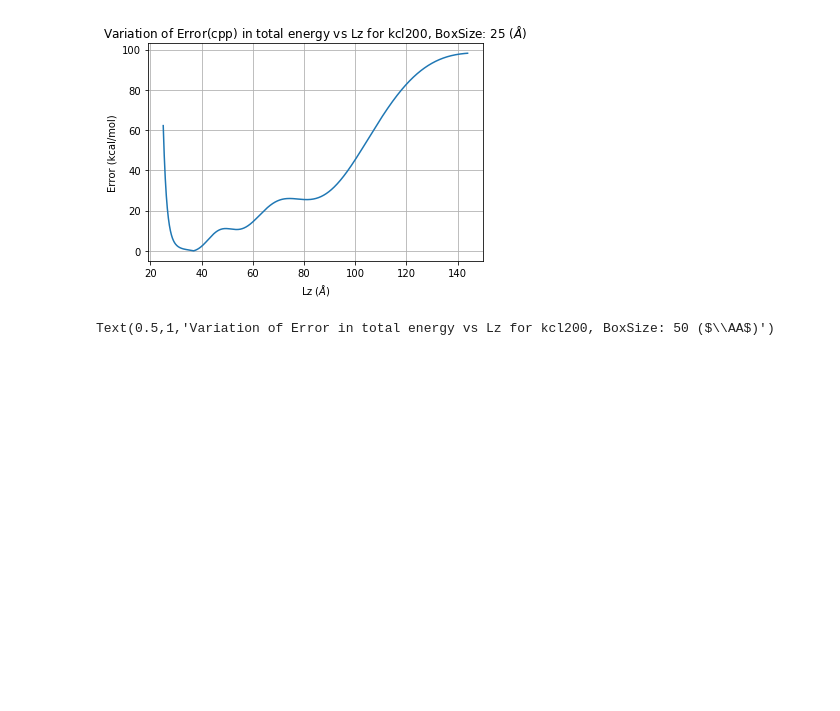
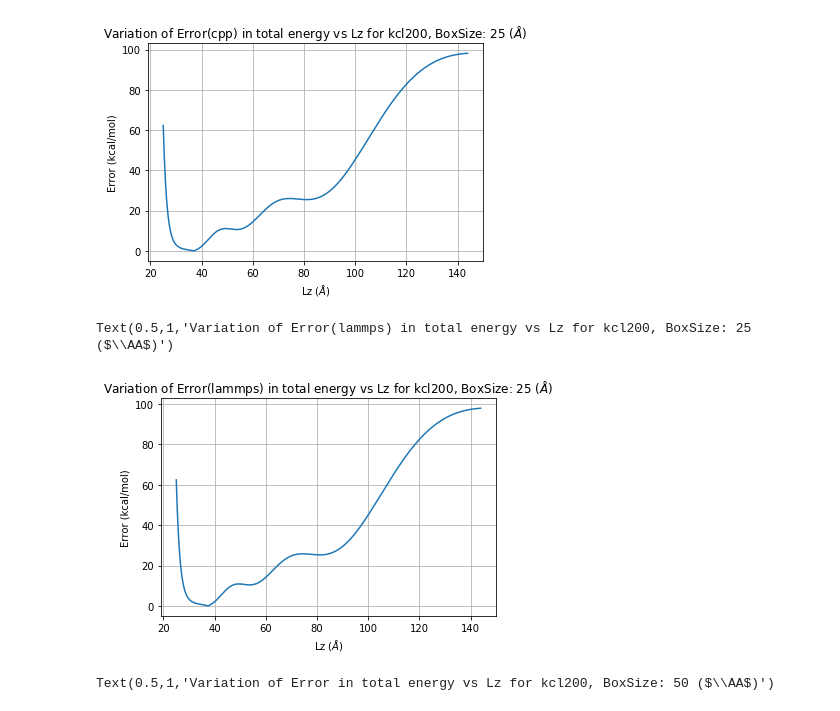
Before and after one commit to prateekkp20/3DEwald, a Jupyter notebook: run/ew3dc/script.ipynb, the cells around one changed output. Saved outputs shown, nothing was run; the diff lists cells and outputs as text; code cells hidden in the pictures; blank space fills up the shorter version.

Commit message:
lammps data

```diff
--- a/run/ew3dc/script.ipynb
+++ b/run/ew3dc/script.ipynb
@@ -27,6 +27,15 @@ plt.title("Variation of Error(cpp) in total energy vs Lz for kcl200, BoxSize: 25
 # %% [output]
 Text(0.5,1,'Variation of Error(cpp) in total energy vs Lz for kcl200, BoxSize: 25 ($\\AA$)')
 [figure]
+# %%
+plt.plot('Lz','Error(lammps)',data=newData25)
+plt.grid()
+plt.xlabel("Lz ($\AA$)")
+plt.ylabel("Error (kcal/mol)")
+plt.title("Variation of Error(lammps) in total energy vs Lz for kcl200, BoxSize: 25 ($\AA$)")
+# %% [output]
+Text(0.5,1,'Variation of Error(lammps) in total energy vs Lz for kcl200, BoxSize: 25 ($\\AA$)')
+[figure, added]
 # %%
 # plt.plot('Lz','Error',data=kcl168_25)
 # plt.grid()
```
Also changed, not shown: parts of 2 cells of this notebook.
